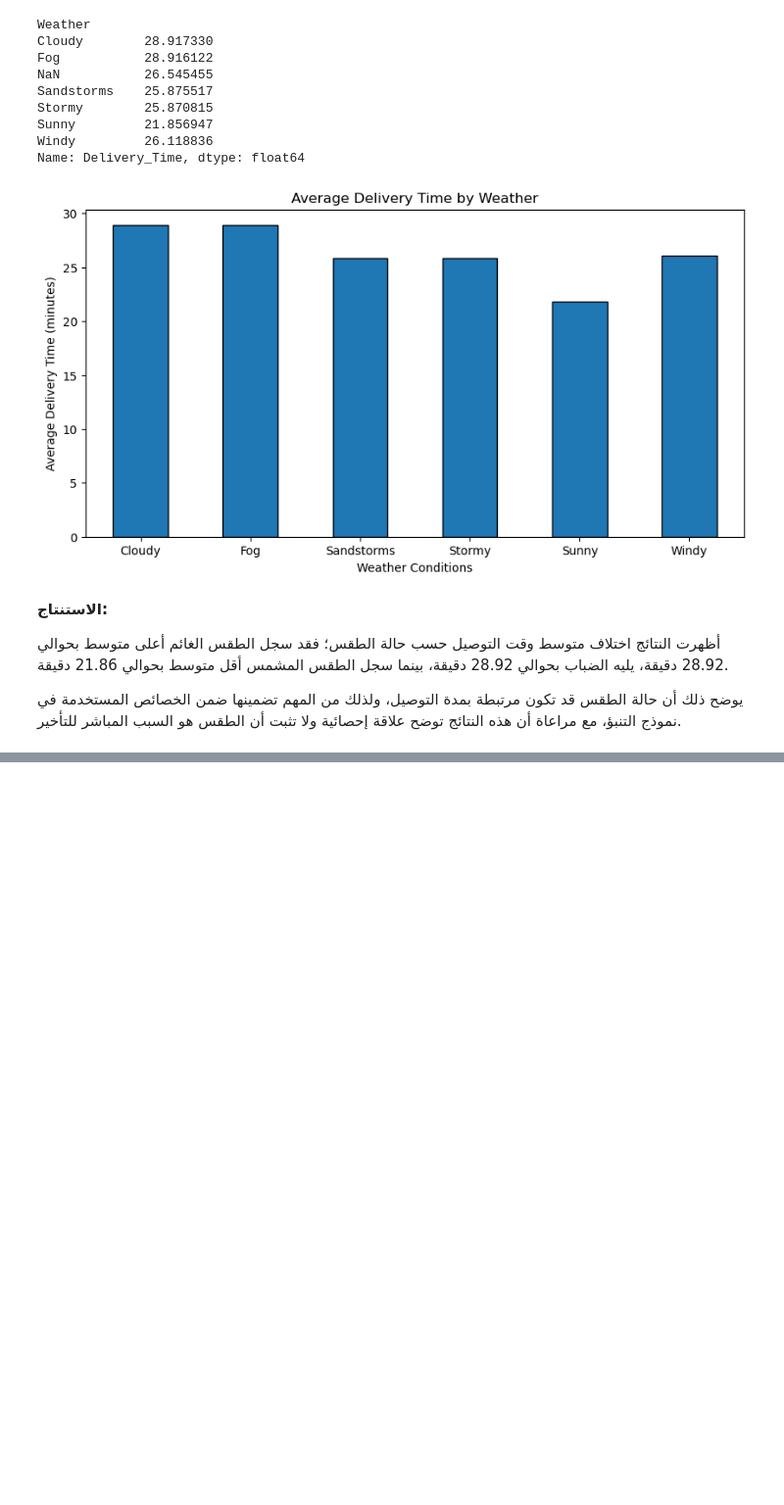
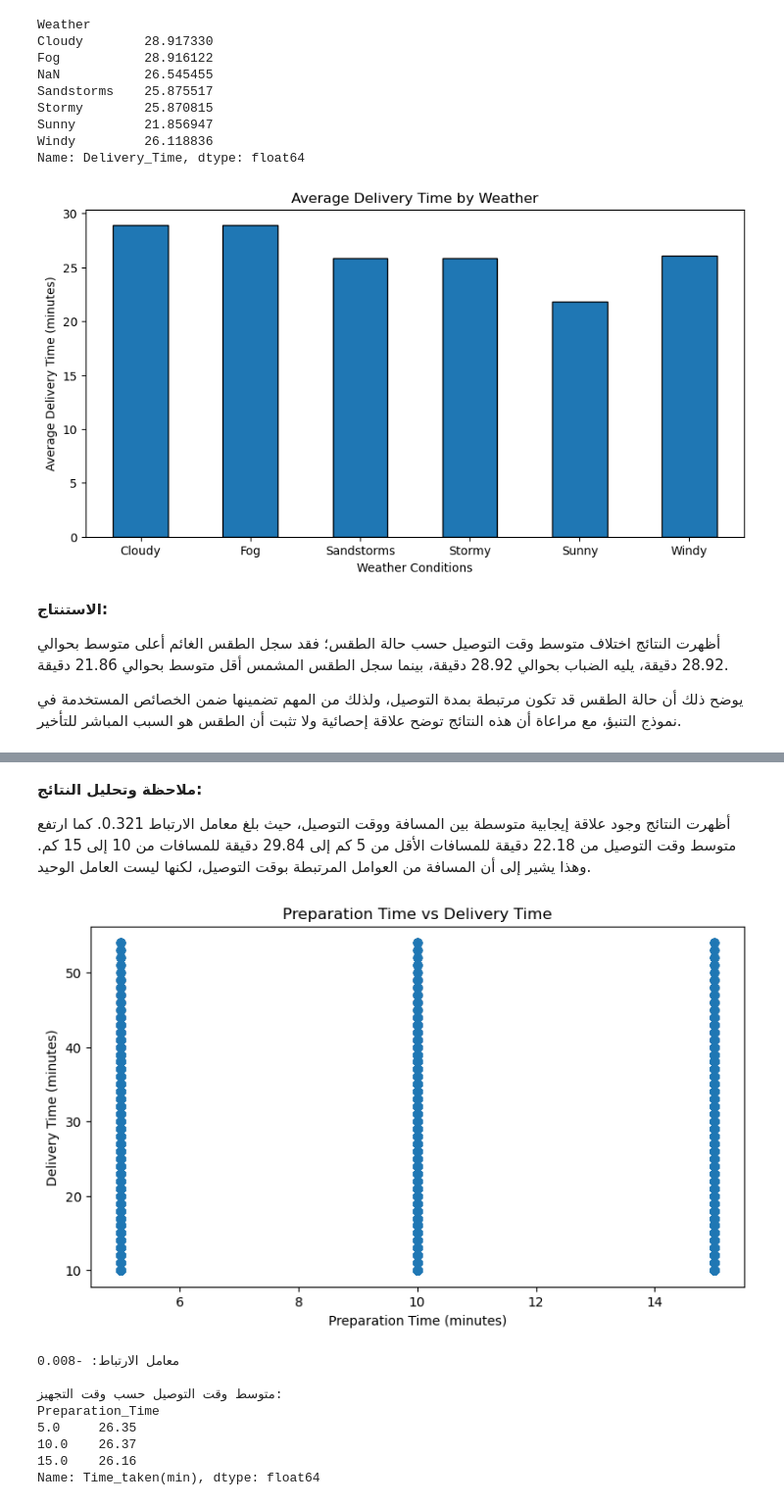
Before and after one commit to rhf433567-commits/Smart-Food-Delivery, a Jupyter notebook: notebook.ipynb, the cells around one changed output, grey strips where cells are left out. Shown at 98% size. Saved outputs shown, nothing was run; the diff lists cells and outputs as text; code cells hidden in the pictures; blank space fills up the shorter version.

```diff
--- a/notebook.ipynb
+++ b/notebook.ipynb
@@ -781,0 +1673,19 @@ plt.show()
+# %%
+# إنشاء مؤشر يوضح هل إحداثيات المطعم مفقودة
+# القيمة 1 تعني أن الإحداثيات غير متوفرة
+# القيمة 0 تعني أن الإحداثيات متوفرة
+df_clean["Restaurant_coordinates_missing"] = (
+    df_clean["Restaurant_latitude"].isna() |
+    df_clean["Restaurant_longitude"].isna()
+).astype(int)
+
+# عرض عدد السجلات حسب حالة الإحداثيات
+print("حالة إحداثيات المطعم:")
+print(df_clean["Restaurant_coordinates_missing"].value_counts())
+
+# حساب نسبة السجلات التي تفتقد إحداثيات المطعم
+print(
+    "\nنسبة الإحداثيات المفقودة:",
+    round(df_clean["Restaurant_coordinates_missing"].mean() * 100, 2),
+    "%"
+)
@@ -781,0 +1931,46 @@ plt.show()
+# %% [markdown]
+**ملاحظة وتحليل النتائج:**
+
+أظهرت النتائج وجود علاقة إيجابية متوسطة بين المسافة ووقت التوصيل، حيث بلغ معامل الارتباط 0.321. كما ارتفع متوسط وقت التوصيل من 22.18 دقيقة للمسافات الأقل من 5 كم إلى 29.84 دقيقة للمسافات من 10 إلى 15 كم. وهذا يشير إلى أن المسافة من العوامل المرتبطة بوقت التوصيل، لكنها ليست العامل الوحيد.
+# %%
+# رسم العلاقة بين وقت تجهيز الطلب ووقت التوصيل
+plt.figure(figsize=(9, 5))
+
+plt.scatter(
+    df_clean["Preparation_Time"],
+    df_clean["Time_taken(min)"],
+    alpha=0.3
+)
+
+# إضافة عنوان وتسميات المحاور
+plt.title("Preparation Time vs Delivery Time")
+plt.xlabel("Preparation Time (minutes)")
+plt.ylabel("Delivery Time (minutes)")
+
+# عرض الرسم
+plt.show()
+
+# حساب معامل الارتباط بين وقت التجهيز ووقت التوصيل
+prep_correlation = df_clean[
+    ["Preparation_Time", "Time_taken(min)"]
+].corr().iloc[0, 1]
+
+# حساب متوسط وقت التوصيل حسب وقت التجهيز
+prep_analysis = df_clean.groupby(
+    "Preparation_Time"
+)["Time_taken(min)"].mean()
+
+# عرض النتائج
+print("معامل الارتباط:", round(prep_correlation, 3))
+print("\nمتوسط وقت التوصيل حسب وقت التجهيز:")
+print(prep_analysis.round(2))
+# %% [output]
+[figure, added]
+معامل الارتباط: -0.008
+
+متوسط وقت التوصيل حسب وقت التجهيز:
+Preparation_Time
+5.0     26.35
+10.0    26.37
+15.0    26.16
+Name: Time_taken(min), dtype: float64
```
Also changed, not shown: parts of 60 cells of this notebook.
